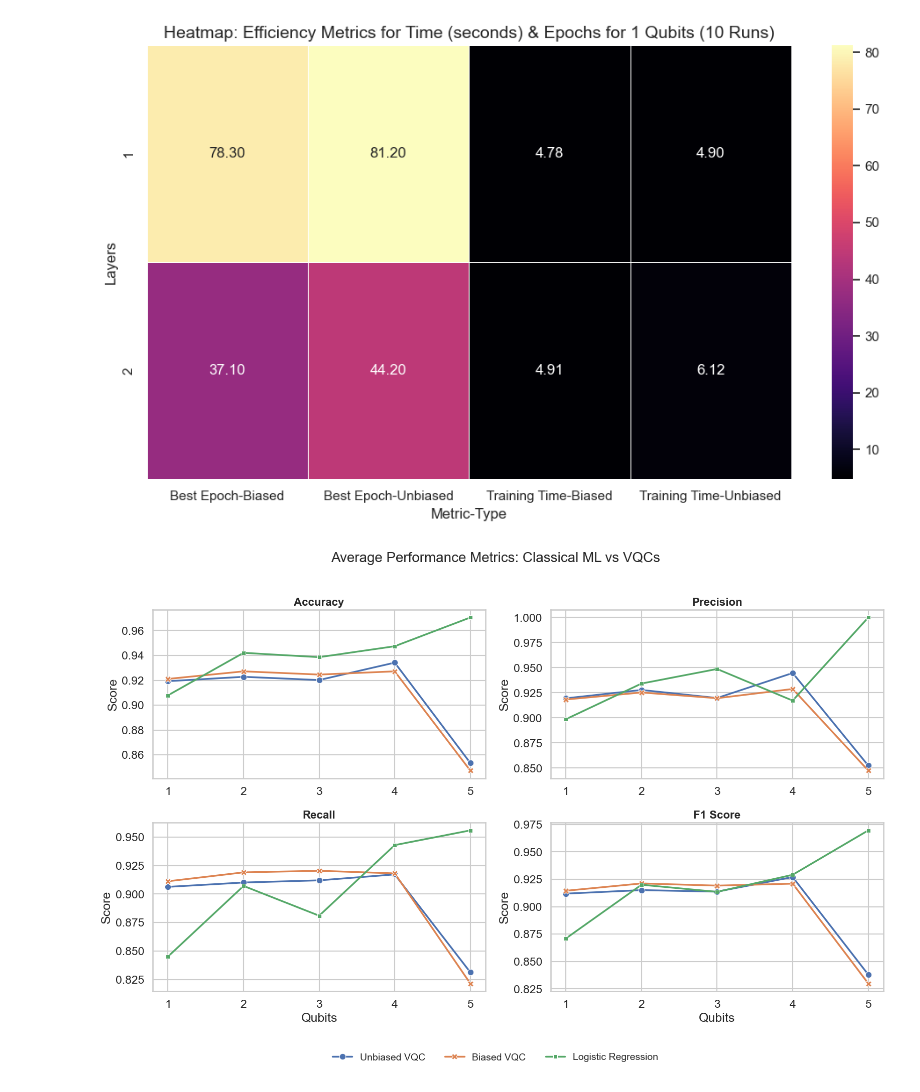
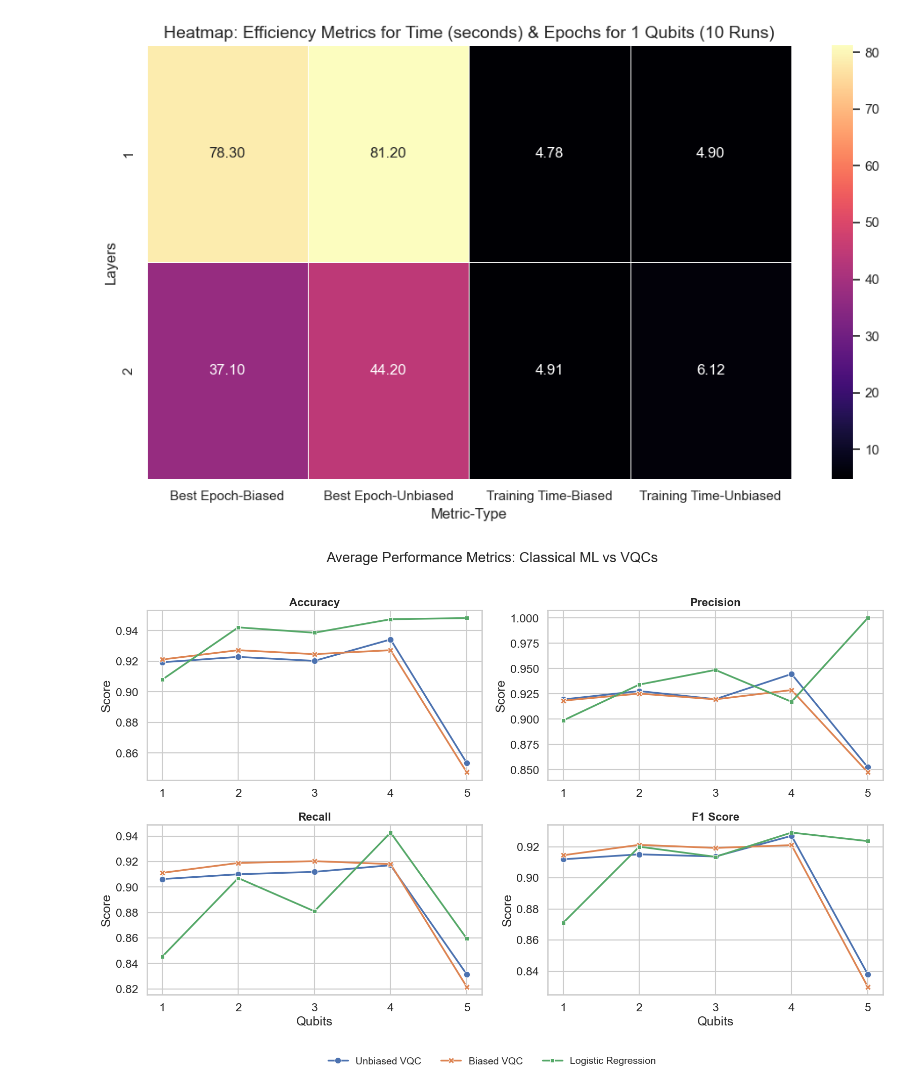
Before and after one commit to vex-me-not/Master_Thesis, a Jupyter notebook: visualize_results.ipynb, the cells around one changed output. Cells and saved outputs as stored; diff of their text form; code cells hidden in the pictures.

```diff
--- a/visualize_results.ipynb
+++ b/visualize_results.ipynb
@@ -1006,10 +1006,10 @@ data_dict = {
         'F1 Score': [0.9145, 0.9212, 0.9192, 0.9210, 0.8299]
     },
     'Logistic Regression': {
-        'Accuracy': [0.9079, 0.9421, 0.9386, 0.9474, 0.9705],
+        'Accuracy': [0.9079, 0.9421, 0.9386, 0.9474, 0.9482],
         'Precision': [0.8987, 0.9342, 0.9487, 0.9172, 1.0000],
-        'Recall': [0.8452, 0.9071, 0.8810, 0.9429, 0.9558],
-        'F1 Score': [0.8710, 0.9200, 0.9135, 0.9291, 0.9696]
+        'Recall': [0.8452, 0.9071, 0.8810, 0.9429, 0.8595],
+        'F1 Score': [0.8710, 0.9200, 0.9135, 0.9291, 0.9236]
     }
 }
 
@@ -1061,31 +1061,31 @@ for i, metric in enumerate(metrics_to_plot):
     axes[i].set_title(metric, fontsize=16, weight='bold')
     axes[i].set_xlabel("Qubits" if i >= 2 else "")
     axes[i].set_ylabel("Score")
     axes[i].set_xticks(qubits)
 
 # -----------------------------
 # 4. HANDLE LEGEND AND LAYOUT
 # -----------------------------
 
 # FIX 2: Global Legend
 # Extract handles and labels from the first subplot (where we allowed the legend)
 handles, labels = axes[0].get_legend_handles_labels()
 
 # Remove the internal legend from the first subplot so it doesn't block the data
 axes[0].get_legend().remove()
 
 # Add the Global Legend to the Figure
 # loc='lower center' places it at the bottom
 # bbox_to_anchor moves it slightly below the plots
 # ncol=5 spreads the items horizontally
 fig.legend(handles, labels, loc='lower center', bbox_to_anchor=(0.5, 0.02), ncol=5, frameon=False, fontsize=14)
 
 plt.suptitle('Average Performance Metrics: Classical ML vs VQCs', fontsize=20, y=0.96)
 
 # Adjust layout: 'rect' creates space at the bottom for the legend
 # [left, bottom, right, top]
 plt.tight_layout(rect=[0, 0.08, 1, 0.95])
 plt.savefig('./images/10_runs/final_comparison/vqc_vs_classical.png',dpi=300, bbox_inches='tight')
 plt.show()
 # %% [output]
-[figure, old version]
+[figure, new version]
```
Also changed, not shown: 1 other file.
